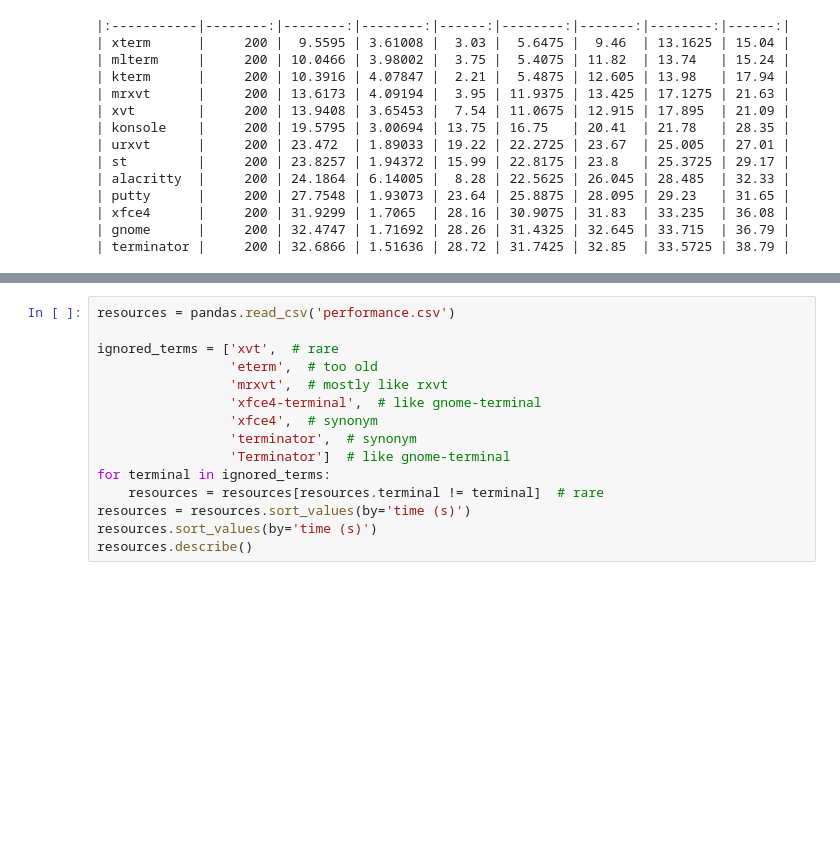
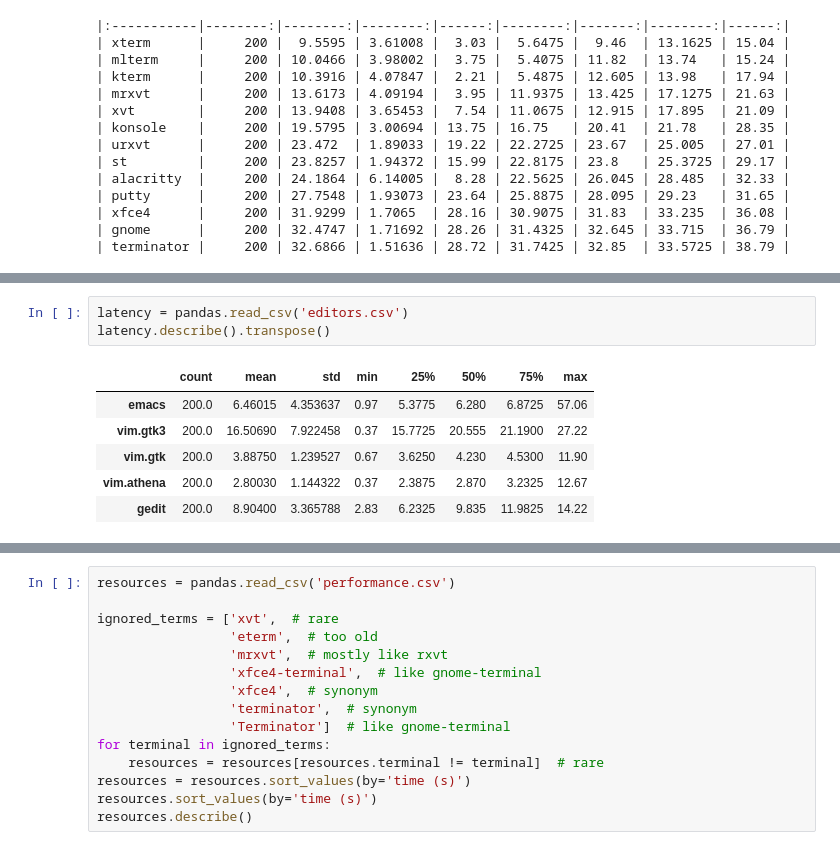
Before and after one commit to anarcat/terms-benchmarks, a Jupyter notebook: benchmarks.ipynb, the cells around one changed output, grey strips where cells are left out. Drawn from its saved outputs; the diff is of its cells as text; blank space fills up the shorter version.

```diff
--- a/benchmarks.ipynb
+++ b/benchmarks.ipynb
@@ -64,0 +65,10 @@ ax.set_ylabel('latency (ms)')
+# %%
+latency = pandas.read_csv('editors.csv')
+latency.describe().transpose()
+# %% [output]
+|  | count | mean | std | min | 25% | 50% | 75% | max |
+| emacs | 200.0 | 6.46015 | 4.353637 | 0.97 | 5.3775 | 6.280 | 6.8725 | 57.06 |
+| vim.gtk3 | 200.0 | 16.50690 | 7.922458 | 0.37 | 15.7725 | 20.555 | 21.1900 | 27.22 |
+| vim.gtk | 200.0 | 3.88750 | 1.239527 | 0.67 | 3.6250 | 4.230 | 4.5300 | 11.90 |
+| vim.athena | 200.0 | 2.80030 | 1.144322 | 0.37 | 2.3875 | 2.870 | 3.2325 | 12.67 |
+| gedit | 200.0 | 8.90400 | 3.365788 | 2.83 | 6.2325 | 9.835 | 11.9825 | 14.22 |
```
Also changed, not shown: parts of 2 cells of this notebook, 1 other file.
